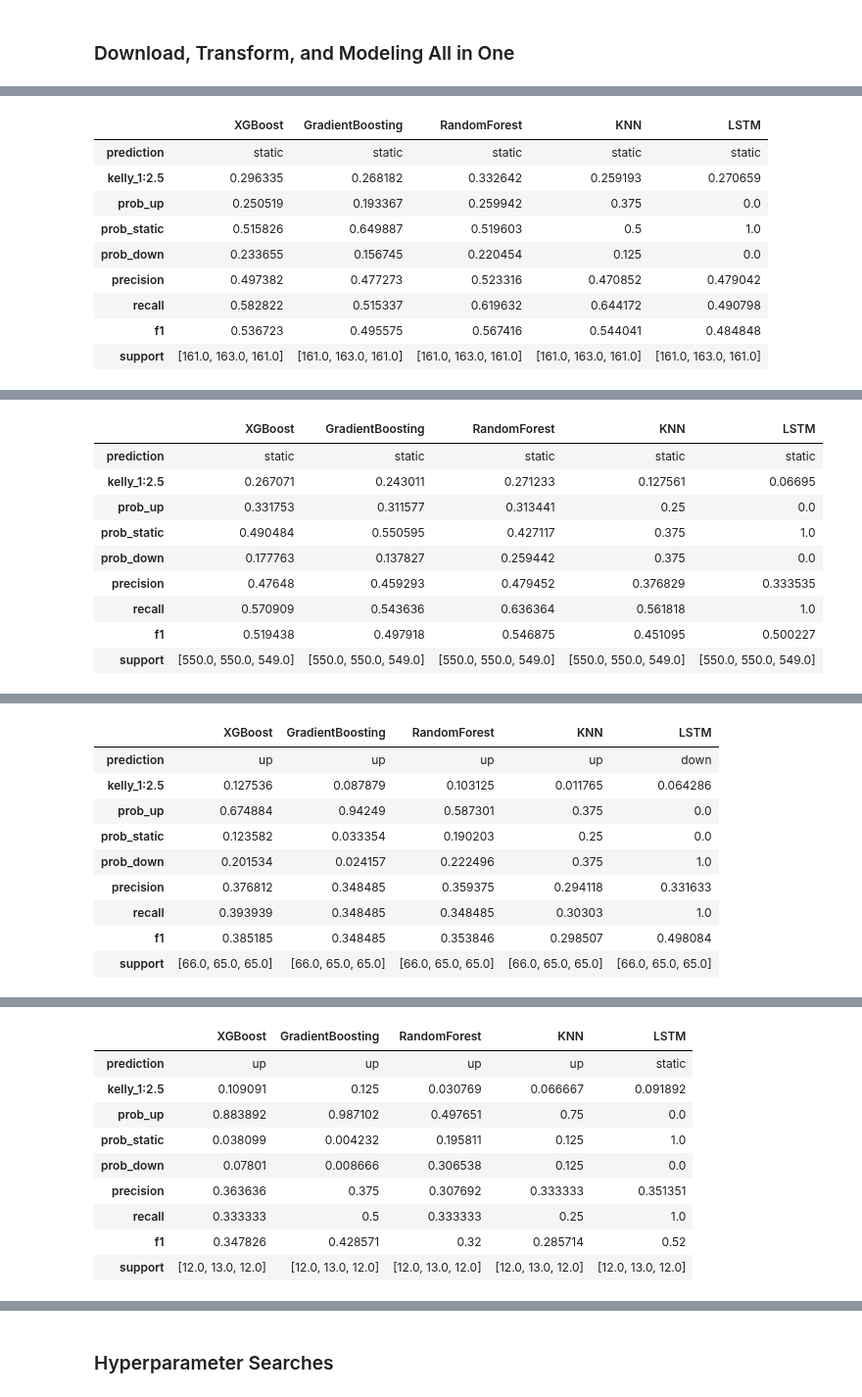
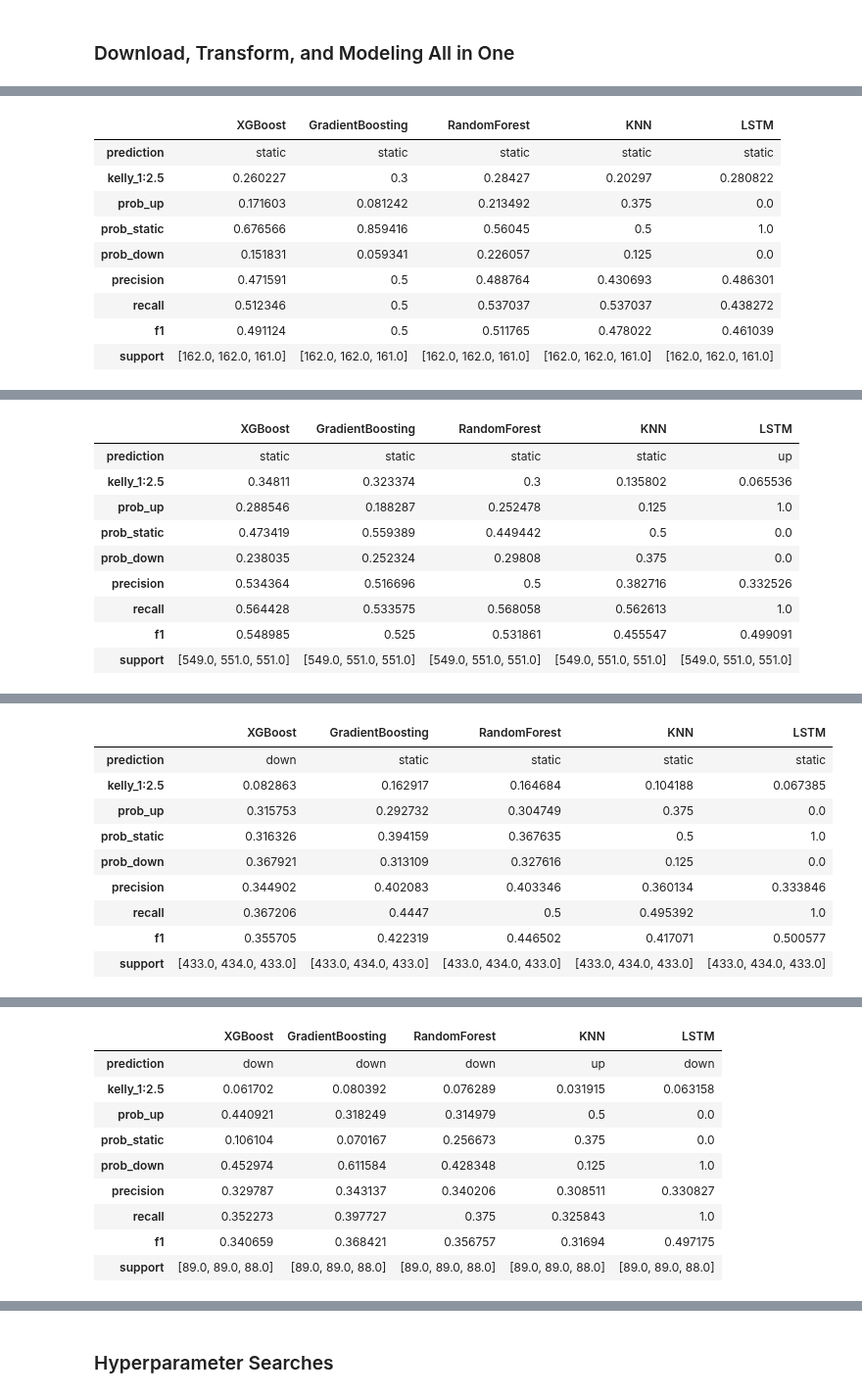
Before and after one commit to yuchild/stock_production, a Jupyter notebook: stock_next_time_frame_predictor.ipynb, the cells around one changed output, grey strips where cells are left out. Shown at 98% size. Saved outputs shown, nothing was run; the diff lists cells and outputs as text; code cells hidden in the pictures.

```diff
--- a/stock_next_time_frame_predictor.ipynb
+++ b/stock_next_time_frame_predictor.ipynb
@@ -79,5 +79,5 @@ from src import modules as f # f is for function
 # %% [markdown]
 ### Download, Transform, and Modeling All in One
 # %%
-f.predictions('sofi')
+f.predictions('nvda')
 # %% [output]
@@ -96,10 +96,10 @@ SOFI 15m Interval Timestamp: 2024-12-26 20:23:13
 |  | XGBoost | GradientBoosting | RandomForest | KNN | LSTM |
 | prediction | static | static | static | static | static |
-| kelly_1:2.5 | 0.296335 | 0.268182 | 0.332642 | 0.259193 | 0.270659 |
-| prob_up | 0.250519 | 0.193367 | 0.259942 | 0.375 | 0.0 |
-| prob_static | 0.515826 | 0.649887 | 0.519603 | 0.5 | 1.0 |
-| prob_down | 0.233655 | 0.156745 | 0.220454 | 0.125 | 0.0 |
-| precision | 0.497382 | 0.477273 | 0.523316 | 0.470852 | 0.479042 |
-| recall | 0.582822 | 0.515337 | 0.619632 | 0.644172 | 0.490798 |
-| f1 | 0.536723 | 0.495575 | 0.567416 | 0.544041 | 0.484848 |
-| support | [161.0, 163.0, 161.0] | [161.0, 163.0, 161.0] | [161.0, 163.0, 161.0] | [161.0, 163.0, 161.0] | [161.0, 163.0, 161.0] |
+| kelly_1:2.5 | 0.260227 | 0.3 | 0.28427 | 0.20297 | 0.280822 |
+| prob_up | 0.171603 | 0.081242 | 0.213492 | 0.375 | 0.0 |
+| prob_static | 0.676566 | 0.859416 | 0.56045 | 0.5 | 1.0 |
+| prob_down | 0.151831 | 0.059341 | 0.226057 | 0.125 | 0.0 |
+| precision | 0.471591 | 0.5 | 0.488764 | 0.430693 | 0.486301 |
+| recall | 0.512346 | 0.5 | 0.537037 | 0.537037 | 0.438272 |
+| f1 | 0.491124 | 0.5 | 0.511765 | 0.478022 | 0.461039 |
+| support | [162.0, 162.0, 161.0] | [162.0, 162.0, 161.0] | [162.0, 162.0, 161.0] | [162.0, 162.0, 161.0] | [162.0, 162.0, 161.0] |
@@ -107,10 +107,10 @@ SOFI 1h Interval Timestamp: 2024-12-26 20:23:27
 |  | XGBoost | GradientBoosting | RandomForest | KNN | LSTM |
-| prediction | static | static | static | static | static |
-| kelly_1:2.5 | 0.267071 | 0.243011 | 0.271233 | 0.127561 | 0.06695 |
-| prob_up | 0.331753 | 0.311577 | 0.313441 | 0.25 | 0.0 |
-| prob_static | 0.490484 | 0.550595 | 0.427117 | 0.375 | 1.0 |
-| prob_down | 0.177763 | 0.137827 | 0.259442 | 0.375 | 0.0 |
-| precision | 0.47648 | 0.459293 | 0.479452 | 0.376829 | 0.333535 |
-| recall | 0.570909 | 0.543636 | 0.636364 | 0.561818 | 1.0 |
-| f1 | 0.519438 | 0.497918 | 0.546875 | 0.451095 | 0.500227 |
-| support | [550.0, 550.0, 549.0] | [550.0, 550.0, 549.0] | [550.0, 550.0, 549.0] | [550.0, 550.0, 549.0] | [550.0, 550.0, 549.0] |
+| prediction | static | static | static | static | up |
+| kelly_1:2.5 | 0.34811 | 0.323374 | 0.3 | 0.135802 | 0.065536 |
+| prob_up | 0.288546 | 0.188287 | 0.252478 | 0.125 | 1.0 |
+| prob_static | 0.473419 | 0.559389 | 0.449442 | 0.5 | 0.0 |
+| prob_down | 0.238035 | 0.252324 | 0.29808 | 0.375 | 0.0 |
+| precision | 0.534364 | 0.516696 | 0.5 | 0.382716 | 0.332526 |
+| recall | 0.564428 | 0.533575 | 0.568058 | 0.562613 | 1.0 |
+| f1 | 0.548985 | 0.525 | 0.531861 | 0.455547 | 0.499091 |
+| support | [549.0, 551.0, 551.0] | [549.0, 551.0, 551.0] | [549.0, 551.0, 551.0] | [549.0, 551.0, 551.0] | [549.0, 551.0, 551.0] |
@@ -118,10 +118,10 @@ SOFI 1d Interval Timestamp: 2024-12-26 20:24:04
 |  | XGBoost | GradientBoosting | RandomForest | KNN | LSTM |
-| prediction | up | up | up | up | down |
-| kelly_1:2.5 | 0.127536 | 0.087879 | 0.103125 | 0.011765 | 0.064286 |
-| prob_up | 0.674884 | 0.94249 | 0.587301 | 0.375 | 0.0 |
-| prob_static | 0.123582 | 0.033354 | 0.190203 | 0.25 | 0.0 |
-| prob_down | 0.201534 | 0.024157 | 0.222496 | 0.375 | 1.0 |
-| precision | 0.376812 | 0.348485 | 0.359375 | 0.294118 | 0.331633 |
-| recall | 0.393939 | 0.348485 | 0.348485 | 0.30303 | 1.0 |
-| f1 | 0.385185 | 0.348485 | 0.353846 | 0.298507 | 0.498084 |
-| support | [66.0, 65.0, 65.0] | [66.0, 65.0, 65.0] | [66.0, 65.0, 65.0] | [66.0, 65.0, 65.0] | [66.0, 65.0, 65.0] |
+| prediction | down | static | static | static | static |
+| kelly_1:2.5 | 0.082863 | 0.162917 | 0.164684 | 0.104188 | 0.067385 |
+| prob_up | 0.315753 | 0.292732 | 0.304749 | 0.375 | 0.0 |
+| prob_static | 0.316326 | 0.394159 | 0.367635 | 0.5 | 1.0 |
+| prob_down | 0.367921 | 0.313109 | 0.327616 | 0.125 | 0.0 |
+| precision | 0.344902 | 0.402083 | 0.403346 | 0.360134 | 0.333846 |
+| recall | 0.367206 | 0.4447 | 0.5 | 0.495392 | 1.0 |
+| f1 | 0.355705 | 0.422319 | 0.446502 | 0.417071 | 0.500577 |
+| support | [433.0, 434.0, 433.0] | [433.0, 434.0, 433.0] | [433.0, 434.0, 433.0] | [433.0, 434.0, 433.0] | [433.0, 434.0, 433.0] |
@@ -129,10 +129,10 @@ SOFI 1wk Interval Timestamp: 2024-12-26 20:24:16
 |  | XGBoost | GradientBoosting | RandomForest | KNN | LSTM |
-| prediction | up | up | up | up | static |
-| kelly_1:2.5 | 0.109091 | 0.125 | 0.030769 | 0.066667 | 0.091892 |
-| prob_up | 0.883892 | 0.987102 | 0.497651 | 0.75 | 0.0 |
-| prob_static | 0.038099 | 0.004232 | 0.195811 | 0.125 | 1.0 |
-| prob_down | 0.07801 | 0.008666 | 0.306538 | 0.125 | 0.0 |
-| precision | 0.363636 | 0.375 | 0.307692 | 0.333333 | 0.351351 |
-| recall | 0.333333 | 0.5 | 0.333333 | 0.25 | 1.0 |
-| f1 | 0.347826 | 0.428571 | 0.32 | 0.285714 | 0.52 |
-| support | [12.0, 13.0, 12.0] | [12.0, 13.0, 12.0] | [12.0, 13.0, 12.0] | [12.0, 13.0, 12.0] | [12.0, 13.0, 12.0] |
+| prediction | down | down | down | up | down |
+| kelly_1:2.5 | 0.061702 | 0.080392 | 0.076289 | 0.031915 | 0.063158 |
+| prob_up | 0.440921 | 0.318249 | 0.314979 | 0.5 | 0.0 |
+| prob_static | 0.106104 | 0.070167 | 0.256673 | 0.375 | 0.0 |
+| prob_down | 0.452974 | 0.611584 | 0.428348 | 0.125 | 1.0 |
+| precision | 0.329787 | 0.343137 | 0.340206 | 0.308511 | 0.330827 |
+| recall | 0.352273 | 0.397727 | 0.375 | 0.325843 | 1.0 |
+| f1 | 0.340659 | 0.368421 | 0.356757 | 0.31694 | 0.497175 |
+| support | [89.0, 89.0, 88.0] | [89.0, 89.0, 88.0] | [89.0, 89.0, 88.0] | [89.0, 89.0, 88.0] | [89.0, 89.0, 88.0] |
```
Also changed, not shown: parts of 1 cell of this notebook, 12 other files.
